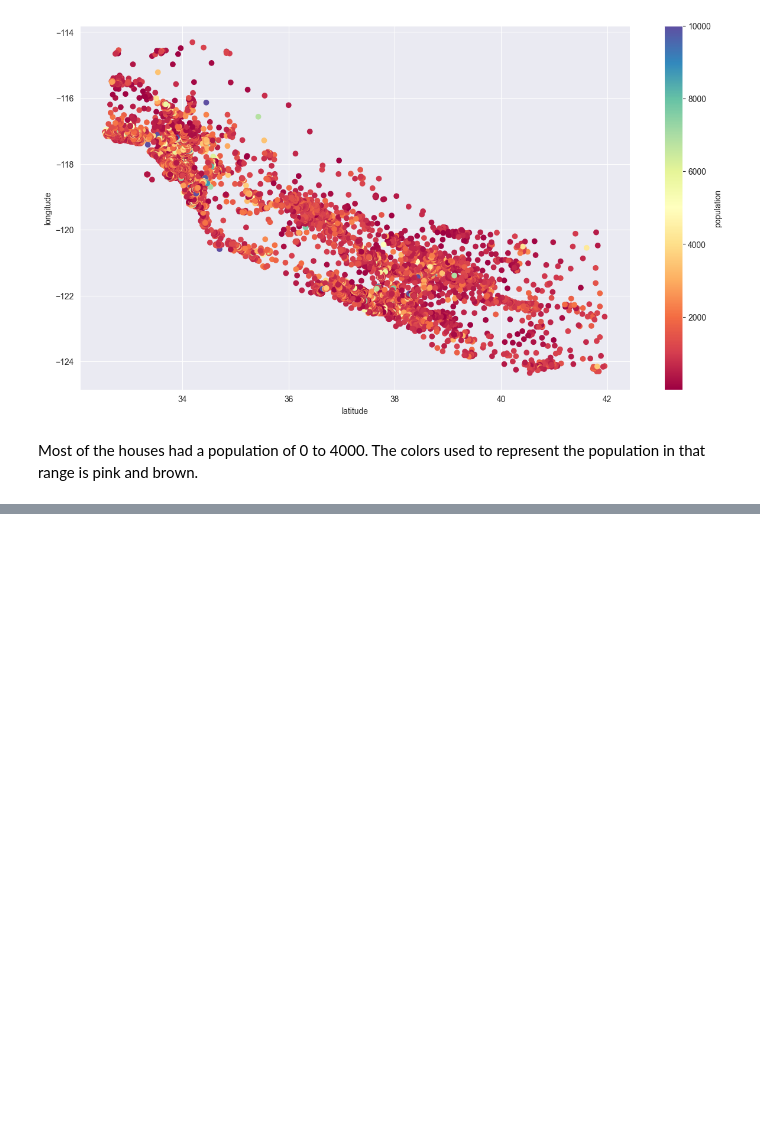
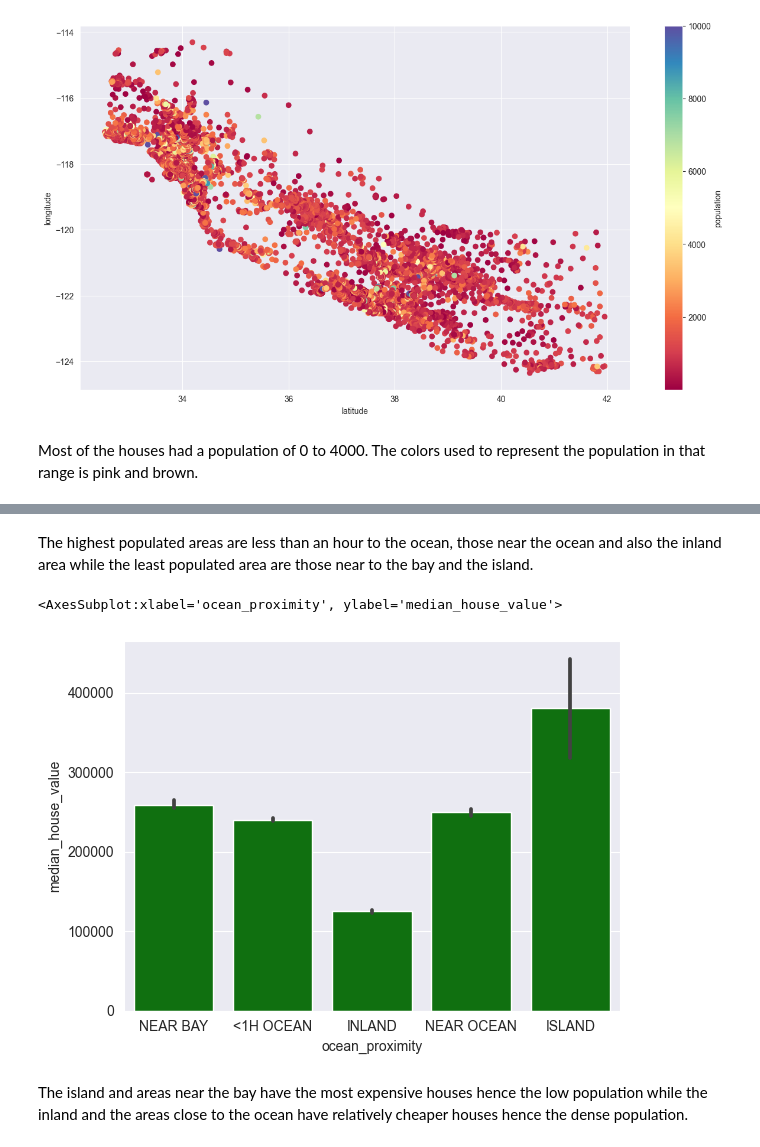
Before and after one commit to MbuviM/California_House_Prices, a Jupyter notebook: Housing.ipynb, the cells around one changed output, grey strips where cells are left out. Drawn from its saved outputs; the diff is of its cells as text; code cells hidden in the pictures; blank space fills up the shorter version.

```diff
--- a/Housing.ipynb
+++ b/Housing.ipynb
@@ -344,0 +357,9 @@ Most of the houses had a population of 0 to 4000. The colors used to represent t
+# %% [markdown]
+The highest populated areas are less than an hour to the ocean, those near the ocean and also the inland area while the least populated area are those near to the bay and the island.
+# %%
+sns.barplot(data=df4, x=df4['ocean_proximity'], y=df4['median_house_value'], color='green')
+# %% [output]
+<AxesSubplot:xlabel='ocean_proximity', ylabel='median_house_value'>
+[figure, added]
+# %% [markdown]
+The island and areas near the bay have the most expensive houses hence the low population while the inland and the areas close to the ocean have relatively cheaper houses hence the dense population.
```
Also changed, not shown: parts of 3 cells of this notebook, 1 other file.
